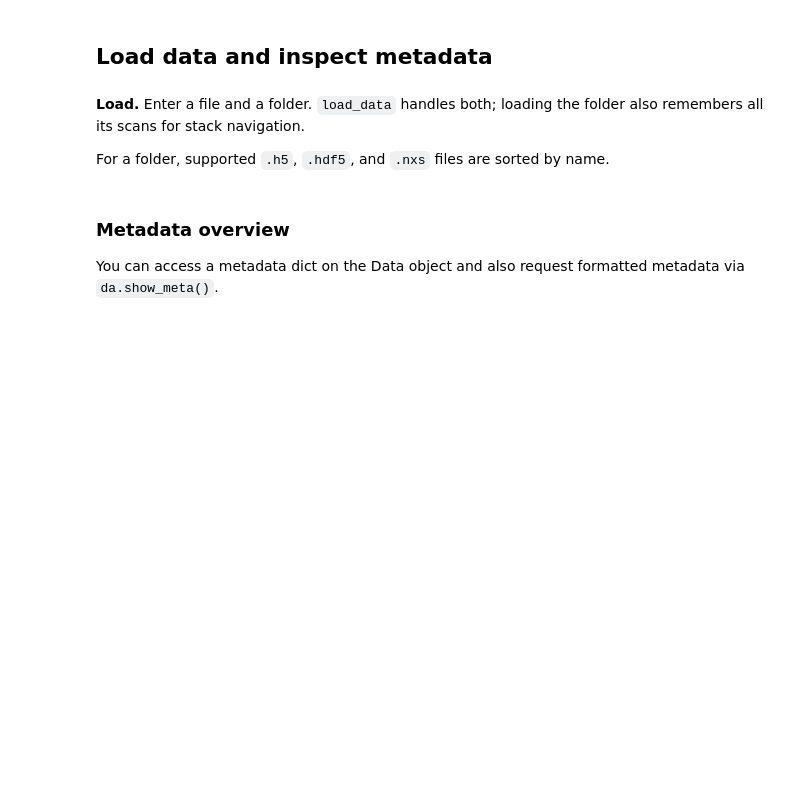
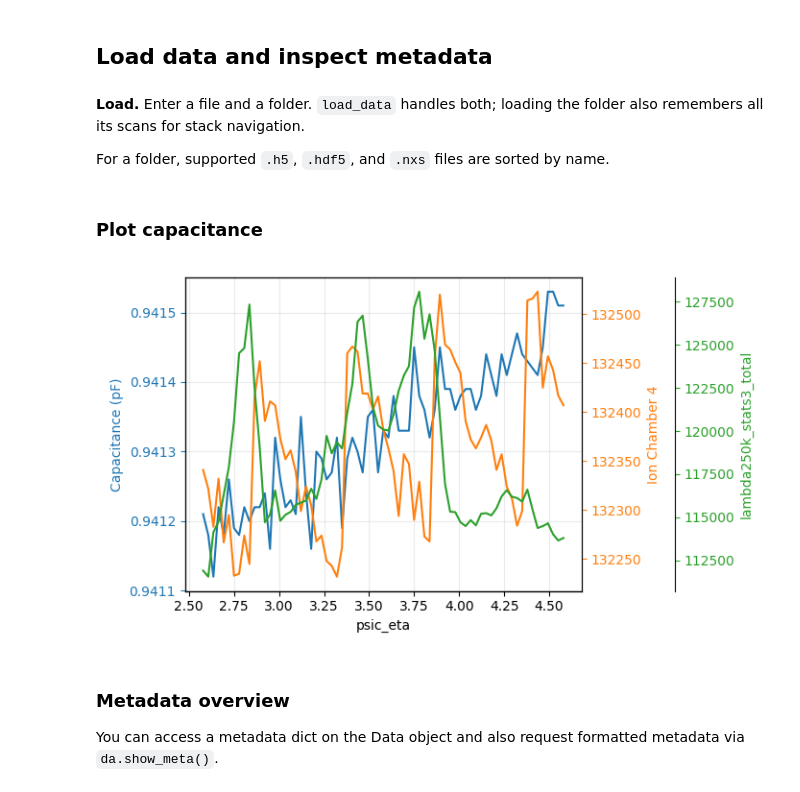
Before and after one commit to AdvancedPhotonSource/DashPVA, a Jupyter notebook: notebooks/DashAnalysis_Quickstart.ipynb, the cells around one changed output. Cells and saved outputs as stored; diff of their text form; code cells hidden in the pictures; blank space fills up the shorter version.

Commit message:
add: plot_capacitance reads bluesky master files and plots chosen variables against an x axis, averaging repeated positions

```diff
--- a/notebooks/DashAnalysis_Quickstart.ipynb
+++ b/notebooks/DashAnalysis_Quickstart.ipynb
@@ -45,6 +45,29 @@ foldername = "/home/beams/USER6IDB/6idb-bits/sarah_26_3_2/"
 
 file_data_raw = da.load_data(filename)
 folder_scans = da.load_data(foldername)
+# %% [markdown]
+### Plot capacitance
+# %%
+# Reads Bluesky master files (not da.load_data()); variables are names from the HDF5 tree.
+# "file" for one file, or "folder" with "scans" (scan numbers, inclusive)
+# or "file_range" (sorted *_master.hdf positions, stop excluded).
+# Values recorded more than once at the same x_axis position are averaged.
+cap = da.plot_capacitance({
+    "folder": foldername,
+    "scans": (342, 342),
+    # "file_range": (0, 16),
+    # "file": f"{foldername}/tise2_2_00342_master.hdf",
+    # "path": "entry/instrument/bluesky/streams/primary",
+    "variables": ["ah2700a_capacitance", "psic_eta", "Ion Chamber 4", "lambda250k_stats3_total"],
+    "x_axis": "psic_eta",
+    "source_unit": {"x": None, "y": "pF"},
+    "unit": {"x": None, "y": "pF"},
+})
+# cap["position"], cap["variables"]["Ion Chamber 4"]
+
+# Capacitance as the remove_background X axis (one value per frame):
+# %% [output]
+[figure, added]
 # %% [markdown]
 ### Metadata overview
 
```
Also changed, not shown: 2 other files.
